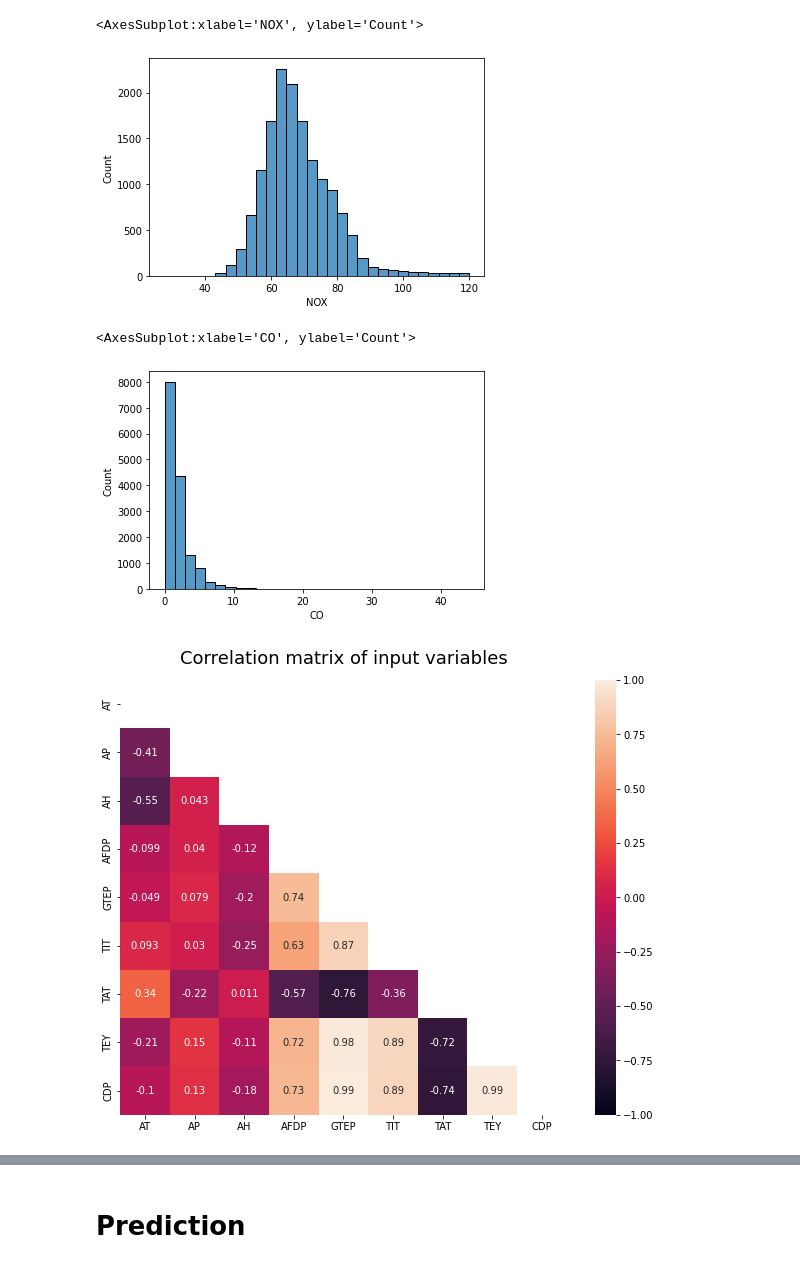
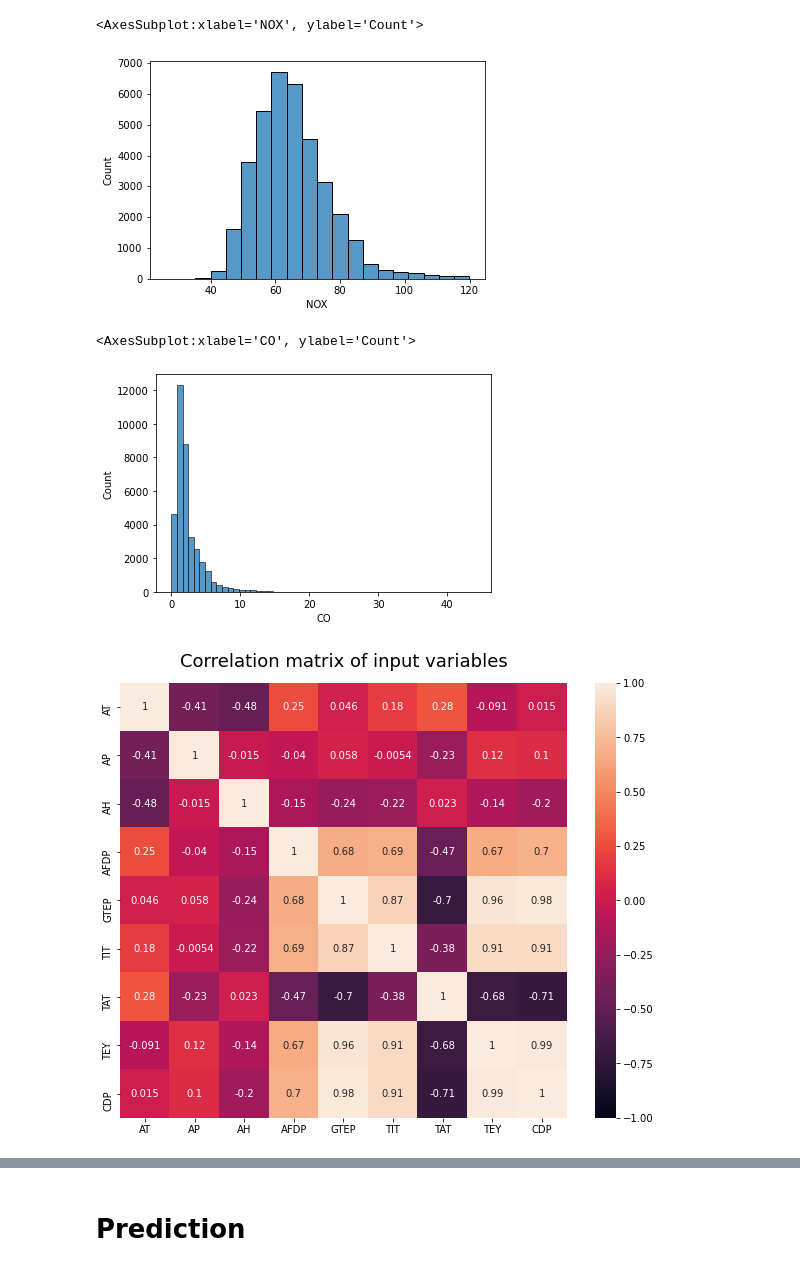
Before and after one commit to gil612/APP_P5, a Jupyter notebook: prediction.ipynb, the cells around one changed output, grey strips where cells are left out. Drawn from its saved outputs; the diff is of its cells as text; code cells hidden in the pictures.

```diff
--- a/prediction.ipynb
+++ b/prediction.ipynb
@@ -12,3 +7,5 @@ df = df.drop(columns=['Datetime'])
+# %%
+df = pd.read_parquet('gt2011-gt2015.parquet')
 # %%
 df
 # %% [output]
@@ -40,24 +37,24 @@ df.describe()
 # %%
-sns.histplot(df, x='NOX', bins=30)
+sns.histplot(df, x='NOX', bins=20)
 # %% [output]
 <AxesSubplot:xlabel='NOX', ylabel='Count'>
-[figure, old version]
+[figure, new version]
 # %%
-sns.histplot(df, x='CO', bins=30)
+sns.histplot(df, x='CO', bins=54)
 # %% [output]
 <AxesSubplot:xlabel='CO', ylabel='Count'>
-[figure, old version]
+[figure, new version]
 # %%
 
 plt.figure(figsize=(10, 8))
 
 mask = np.triu(np.ones_like(df.drop(columns=['CO','NOX']).corr()))
 
-heatmap = sns.heatmap(df.drop(columns=['CO','NOX']).corr(), mask=mask, vmin=-1, vmax=1, annot=True)
+heatmap = sns.heatmap(df.drop(columns=['CO','NOX']).corr(),  vmin=-1, vmax=1, annot=True)
 
 heatmap.set_title('Correlation matrix of input variables', fontdict={'fontsize':18}, pad=16);
 # %% [output]
-[figure, old version]
+[figure, new version]
 # %%
 CO_list = []
 NOX_list = []
```
Also changed, not shown: parts of 32 cells of this notebook, 2 other files.
